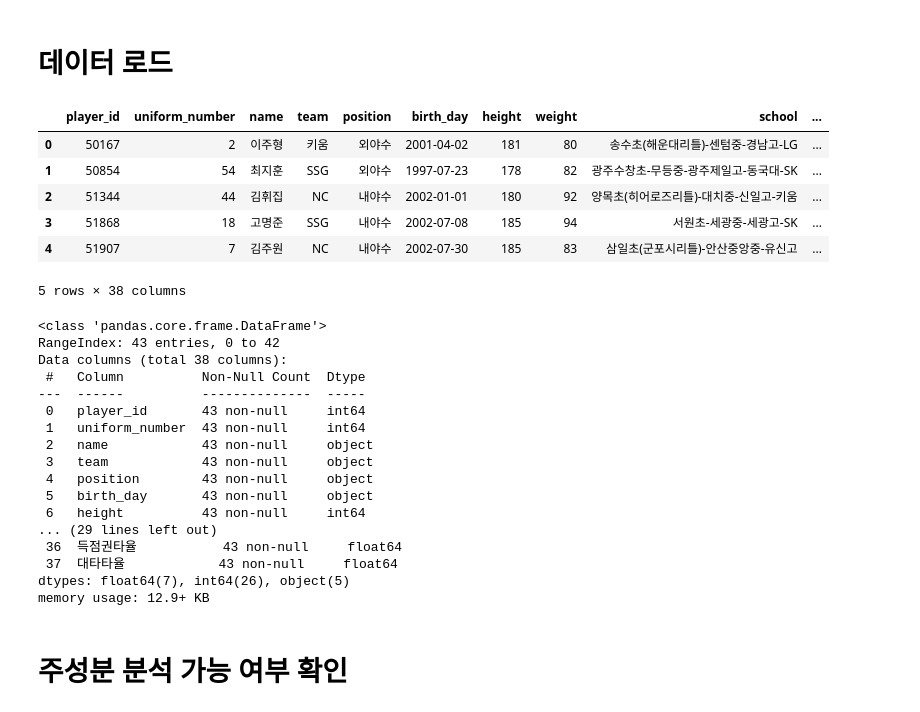
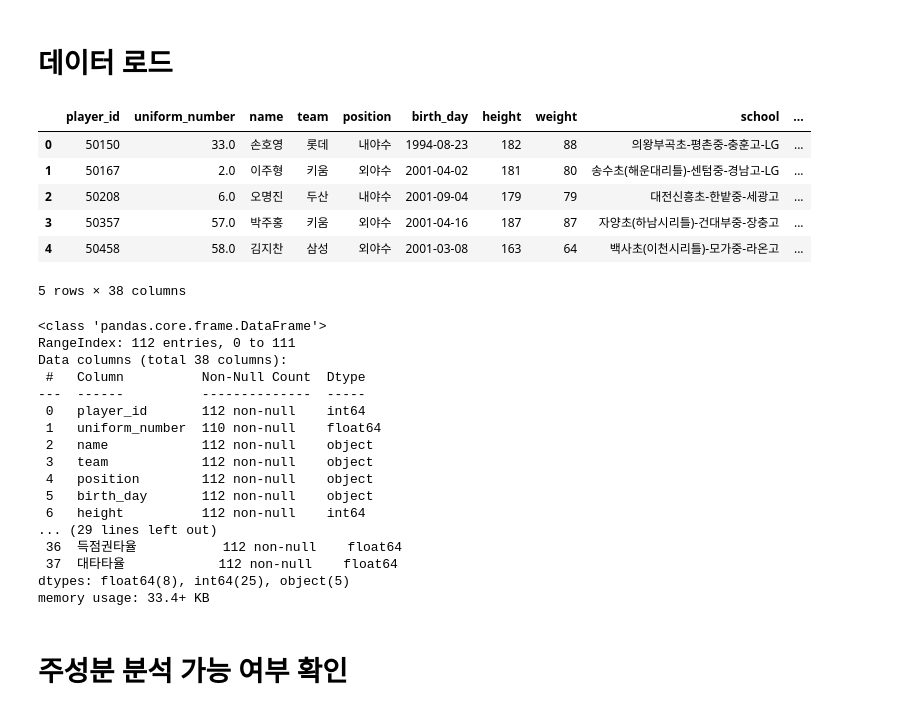
Before and after one commit to kichan05/KBO-Player-Analysis, a Jupyter notebook: 데이터 분석.ipynb, the cells around one changed output. Saved outputs shown, nothing was run; the diff lists cells and outputs as text; code cells hidden in the pictures.

```diff
--- a/데이터 분석.ipynb
+++ b/데이터 분석.ipynb
@@ -60,46 +60,46 @@ conn = sqlite3.connect('baseball.db')
 # %%
 hitter_df = pd.read_sql_query("""
 SELECT
     *
 FROM
     player
 RIGHT JOIN
     hitter
 ON
     hitter.player_id = player.player_id
 WHERE
-    hitter.타석 >= 446
+    hitter.타석 >= 200
 """, conn)
 
 hitter_df.head()
 # %% [output]
 |  | player_id | uniform_number | name | team | position | birth_day | height | weight | school | ... |
-| 0 | 50167 | 2 | 이주형 | 키움 | 외야수 | 2001-04-02 | 181 | 80 | 송수초(해운대리틀)-센텀중-경남고-LG | ... |
-| 1 | 50854 | 54 | 최지훈 | SSG | 외야수 | 1997-07-23 | 178 | 82 | 광주수창초-무등중-광주제일고-동국대-SK | ... |
-| 2 | 51344 | 44 | 김휘집 | NC | 내야수 | 2002-01-01 | 180 | 92 | 양목초(히어로즈리틀)-대치중-신일고-키움 | ... |
-| 3 | 51868 | 18 | 고명준 | SSG | 내야수 | 2002-07-08 | 185 | 94 | 서원초-세광중-세광고-SK | ... |
-| 4 | 51907 | 7 | 김주원 | NC | 내야수 | 2002-07-30 | 185 | 83 | 삼일초(군포시리틀)-안산중앙중-유신고 | ... |
+| 0 | 50150 | 33.0 | 손호영 | 롯데 | 내야수 | 1994-08-23 | 182 | 88 | 의왕부곡초-평촌중-충훈고-LG | ... |
+| 1 | 50167 | 2.0 | 이주형 | 키움 | 외야수 | 2001-04-02 | 181 | 80 | 송수초(해운대리틀)-센텀중-경남고-LG | ... |
+| 2 | 50208 | 6.0 | 오명진 | 두산 | 내야수 | 2001-09-04 | 179 | 79 | 대전신흥초-한밭중-세광고 | ... |
+| 3 | 50357 | 57.0 | 박주홍 | 키움 | 외야수 | 2001-04-16 | 187 | 87 | 자양초(하남시리틀)-건대부중-장충고 | ... |
+| 4 | 50458 | 58.0 | 김지찬 | 삼성 | 외야수 | 2001-03-08 | 163 | 64 | 백사초(이천시리틀)-모가중-라온고 | ... |
 5 rows × 38 columns
 # %%
 hitter_df.info()
 # %% [output]
 <class 'pandas.core.frame.DataFrame'>
-RangeIndex: 43 entries, 0 to 42
+RangeIndex: 112 entries, 0 to 111
 Data columns (total 38 columns):
  #   Column          Non-Null Count  Dtype
 ---  ------          --------------  -----
- 0   player_id       43 non-null     int64
- 1   uniform_number  43 non-null     int64
- 2   name            43 non-null     object
- 3   team            43 non-null     object
- 4   position        43 non-null     object
- 5   birth_day       43 non-null     object
- 6   height          43 non-null     int64
+ 0   player_id       112 non-null    int64
+ 1   uniform_number  110 non-null    float64
+ 2   name            112 non-null    object
+ 3   team            112 non-null    object
+ 4   position        112 non-null    object
+ 5   birth_day       112 non-null    object
+ 6   height          112 non-null    int64
 ... (29 lines left out)
- 36  득점권타율           43 non-null     float64
- 37  대타타율            43 non-null     float64
-dtypes: float64(7), int64(26), object(5)
-memory usage: 12.9+ KB
+ 36  득점권타율           112 non-null    float64
+ 37  대타타율            112 non-null    float64
+dtypes: float64(8), int64(25), object(5)
+memory usage: 33.4+ KB
 # %% [markdown]
 # 주성분 분석 가능 여부 확인
 # %%
```
Also changed, not shown: parts of 9 cells of this notebook, 1 other file.
